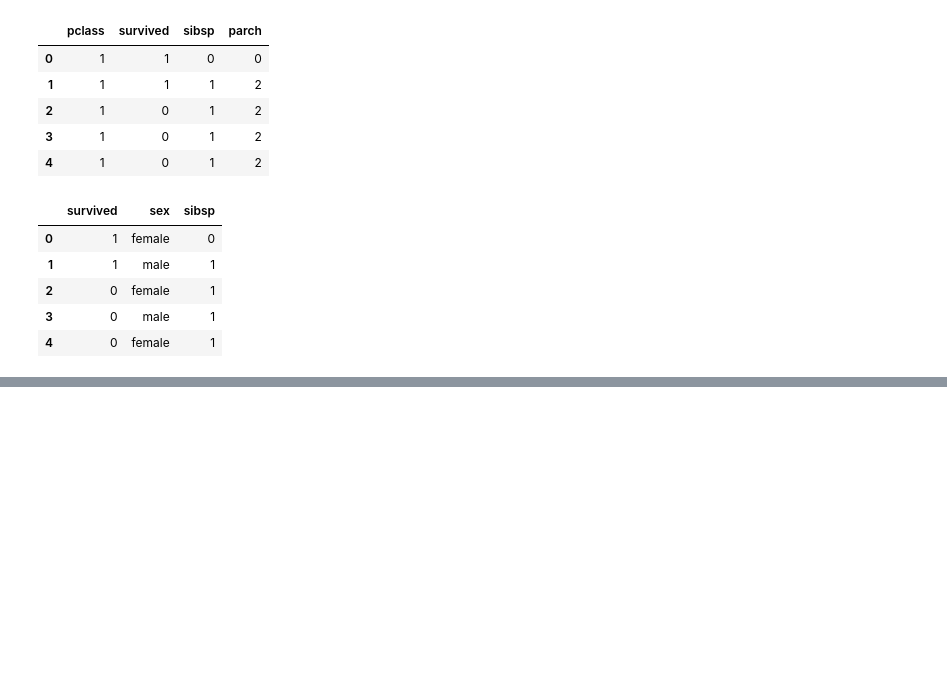
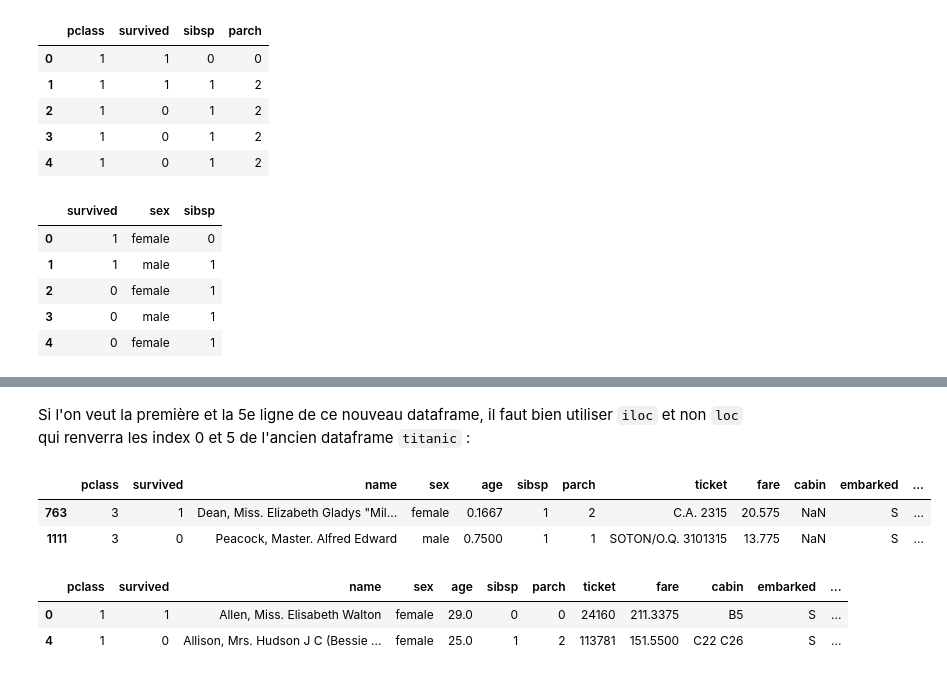
Before and after one commit to Statoscop/notebooks-blog, a Jupyter notebook: Manipulation données pandas/manip_donnees_pandas.ipynb, the cells around one changed output, grey strips where cells are left out. Saved outputs shown, nothing was run; the diff lists cells and outputs as text; code cells hidden in the pictures; blank space fills up the shorter version.

```diff
--- a/Manipulation données pandas/Intro à Pandas.ipynb
+++ b/Manipulation données pandas/manip_donnees_pandas.ipynb
@@ -275,0 +293,14 @@ titanic.loc[:, cond2].head()
+# %% [markdown]
+Si l'on veut la première et la 5e ligne de ce nouveau dataframe, il faut bien utiliser `iloc` et non `loc` qui renverra les index 0 et 5 de l'ancien dataframe `titanic` :
+# %%
+titanic_sorted.iloc[[0, 4], :]
+# %% [output]
+|  | pclass | survived | name | sex | age | sibsp | parch | ticket | fare | cabin | embarked | ... |
+| 763 | 3 | 1 | Dean, Miss. Elizabeth Gladys "Mil... | female | 0.1667 | 1 | 2 | C.A. 2315 | 20.575 | NaN | S | ... |
+| 1111 | 3 | 0 | Peacock, Master. Alfred Edward | male | 0.7500 | 1 | 1 | SOTON/O.Q. 3101315 | 13.775 | NaN | S | ... |
+# %%
+titanic_sorted.loc[[0, 4], :]
+# %% [output]
+|  | pclass | survived | name | sex | age | sibsp | parch | ticket | fare | cabin | embarked | ... |
+| 0 | 1 | 1 | Allen, Miss. Elisabeth Walton | female | 29.0 | 0 | 0 | 24160 | 211.3375 | B5 | S | ... |
+| 4 | 1 | 0 | Allison, Mrs. Hudson J C (Bessie ... | female | 25.0 | 1 | 2 | 113781 | 151.5500 | C22 C26 | S | ... |
```
Also changed, not shown: parts of 10 cells of this notebook.
